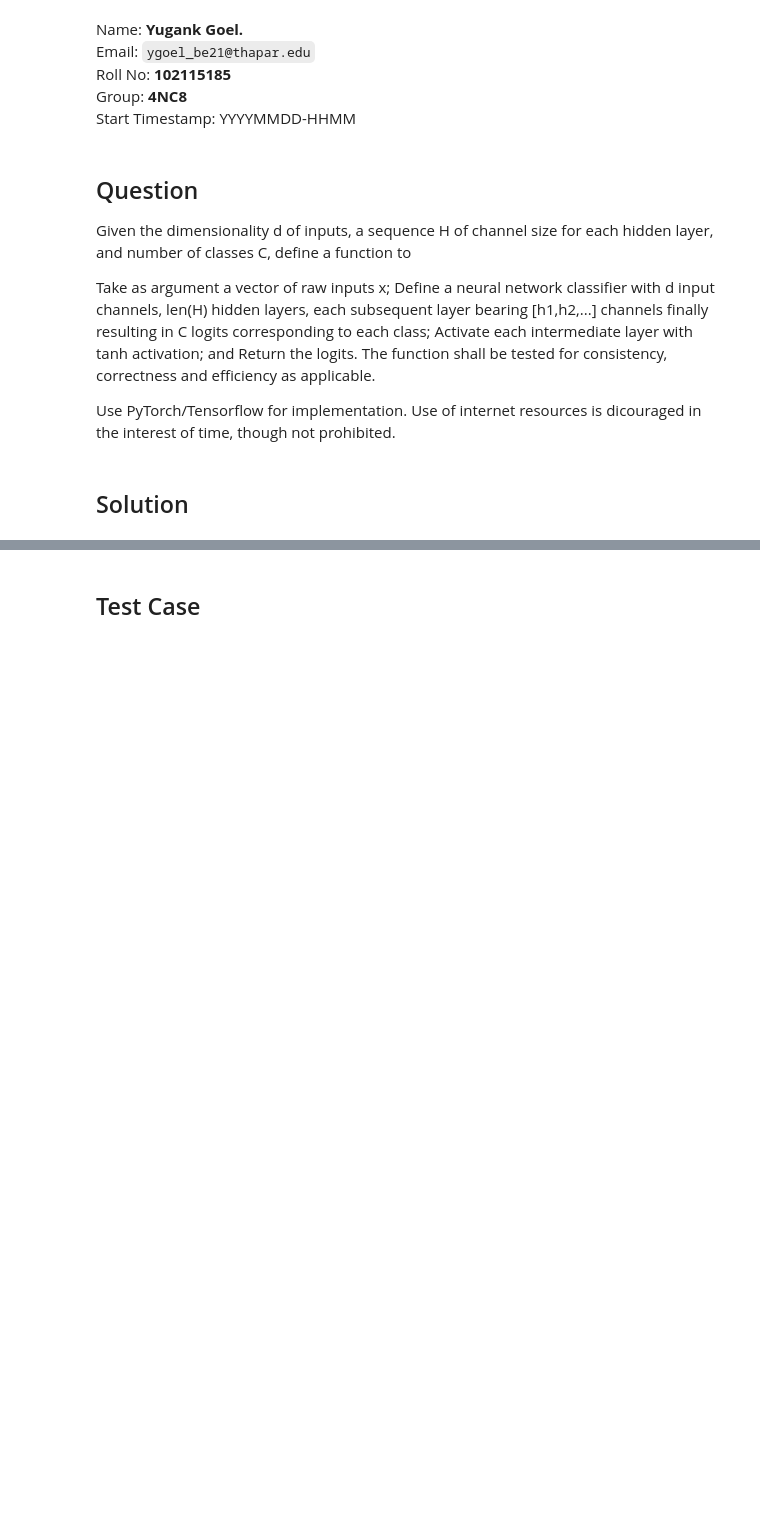
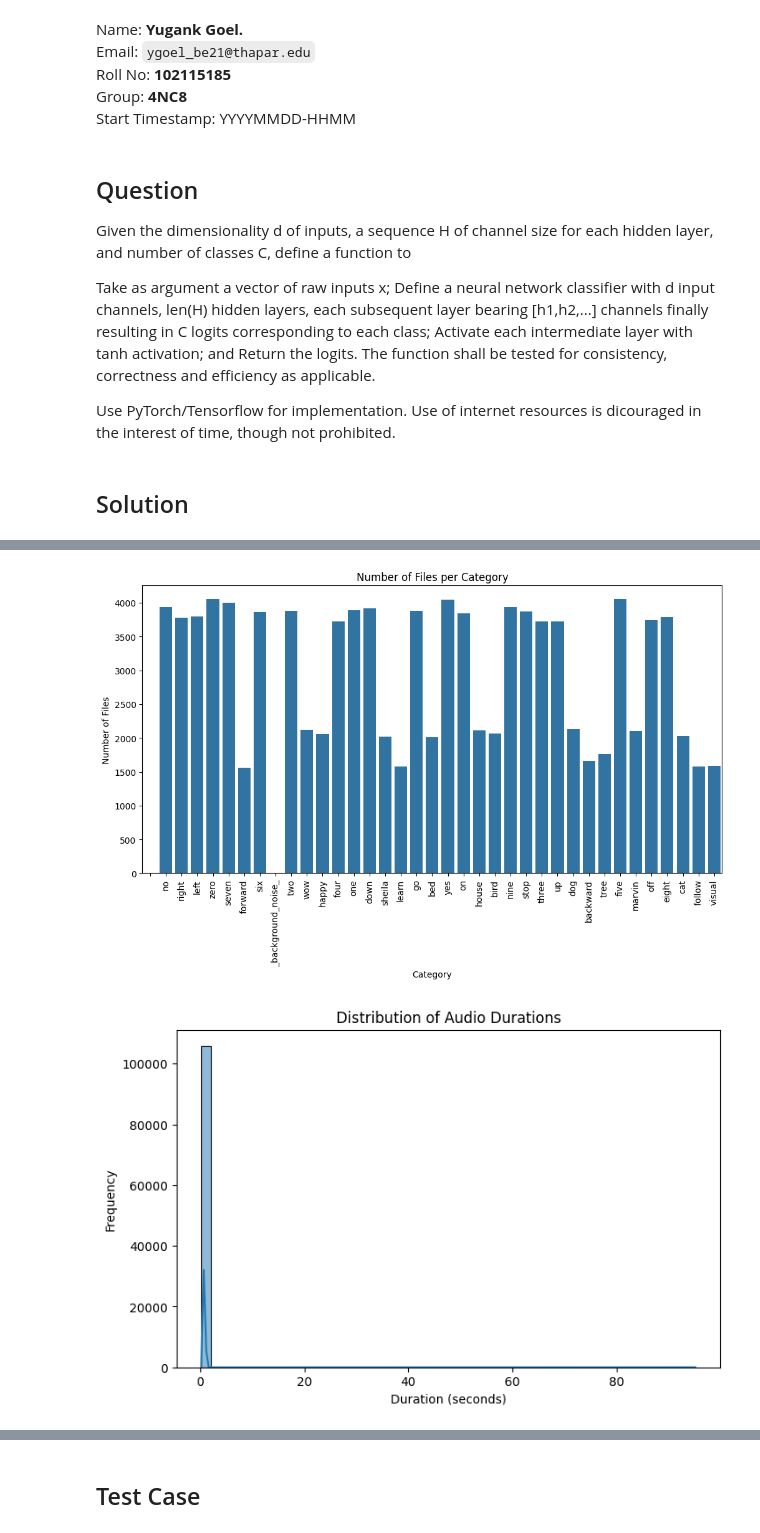
Before and after one commit to Yugank-102115185/102115185-SESS_LE1, a Jupyter notebook: 102115185_YugankGoel.ipynb, the cells around one changed output, grey strips where cells are left out. Cells and saved outputs as stored; diff of their text form; code cells hidden in the pictures; blank space fills up the shorter version.

```diff
--- a/102115185_YugankGoel.ipynb
+++ b/102115185_YugankGoel.ipynb
@@ -31,0 +72,75 @@ def createNnClassifier(d,H,C) :
+# %%
+import os
+import wave
+import contextlib
+import matplotlib.pyplot as plt
+import seaborn as sns
+import pandas as pd
+
+dataset_folder = "/content/speech_commands/"
+
+categories = {}
+speakers = set()
+durations = []
+def get_wav_duration(file_path):
+    with contextlib.closing(wave.open(file_path, 'r')) as f:
+        frames = f.getnframes()
+        rate = f.getframerate()
+        return frames / float(rate)
+
+for root, dirs, files in os.walk(dataset_folder):
+    category_name = os.path.basename(root)
+    if len(files) > 0:
+        if category_name not in categories:
+            categories[category_name] = {
+                "num_files": 0,
+                "total_duration": 0.0
+            }
+        for file in files:
+            if file.endswith(".wav"):
+                file_path = os.path.join(root, file)
+                categories[category_name]["num_files"] += 1
+                duration = get_wav_duration(file_path)
+                categories[category_name]["total_duration"] += duration
+                durations.append(duration)
+
+                speaker_id = file.split("_")[0]
+                speakers.add(speaker_id)
+
+df = pd.DataFrame.from_dict(categories, orient='index')
+df['avg_duration'] = df['total_duration'] / df['num_files']
+
+plt.figure(figsize=(12,6))
+sns.barplot(x=df.index, y=df['num_files'])
+plt.xticks(rotation=90)
+plt.title("Number of Files per Category")
+plt.xlabel("Category")
+plt.ylabel("Number of Files")
+plt.show()
+
+plt.figure(figsize=(8,5))
+sns.histplot(durations, bins=50, kde=True)
+plt.title("Distribution of Audio Durations")
+plt.xlabel("Duration (seconds)")
+plt.ylabel("Frequency")
+plt.show()
+
+
+print(f"Number of unique speakers in the dataset: {len(speakers)}")
+
+df = df.sort_values(by="num_files", ascending=False)
+print(df)
+
+speaker_count = [file.split("_")[0] for root, _, files in os.walk(dataset_folder) for file in files if file.endswith(".wav")]
+speaker_df = pd.DataFrame(speaker_count, columns=["Speaker"])
+speaker_count_df = speaker_df['Speaker'].value_counts()
+
+plt.figure(figsize=(12,6))
+sns.histplot(speaker_count_df, kde=False, bins=50)
+plt.title("Distribution of Samples per Speaker")
+plt.xlabel("Number of Samples per Speaker")
+plt.ylabel("Number of Speakers")
+plt.show()
+# %% [output]
+[figure, added]
+[figure, added]
```
Also changed, not shown: parts of 12 cells of this notebook.
